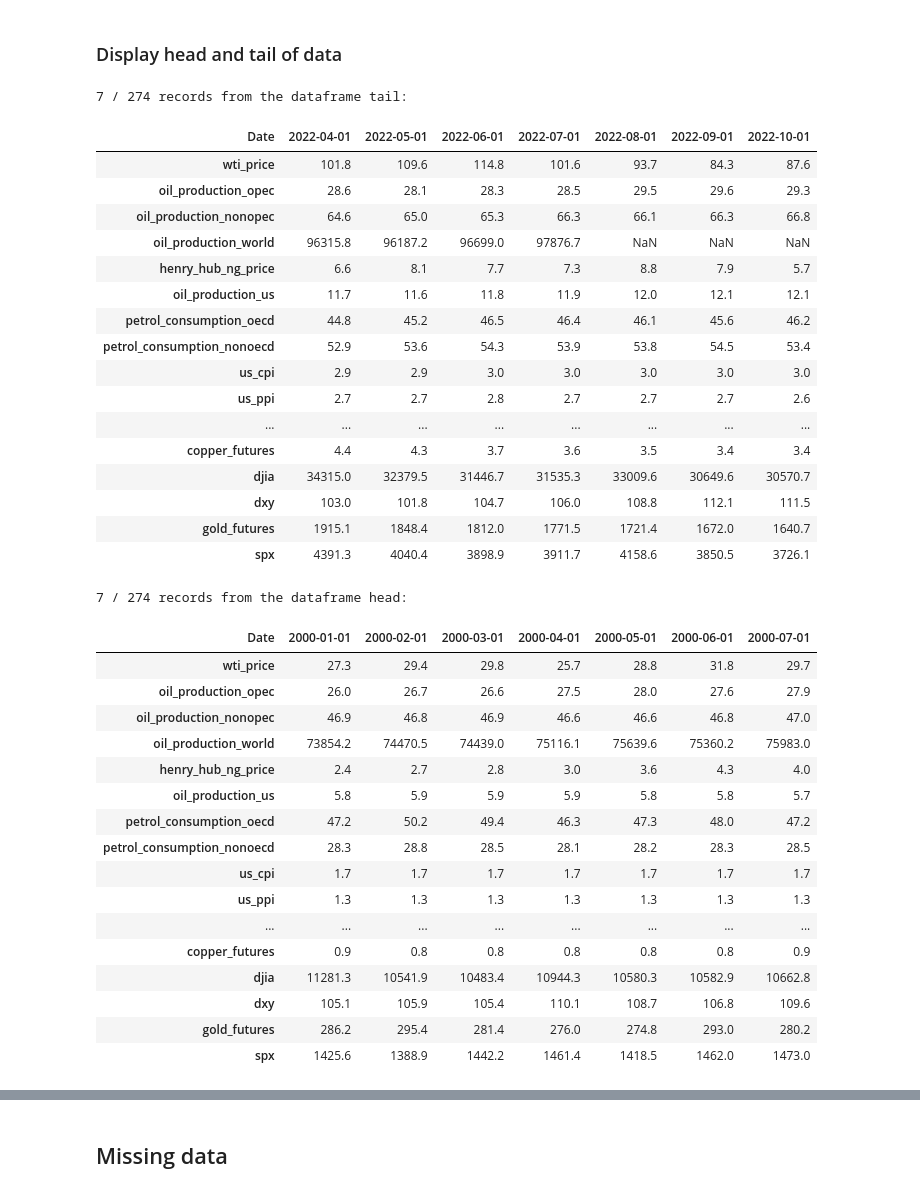
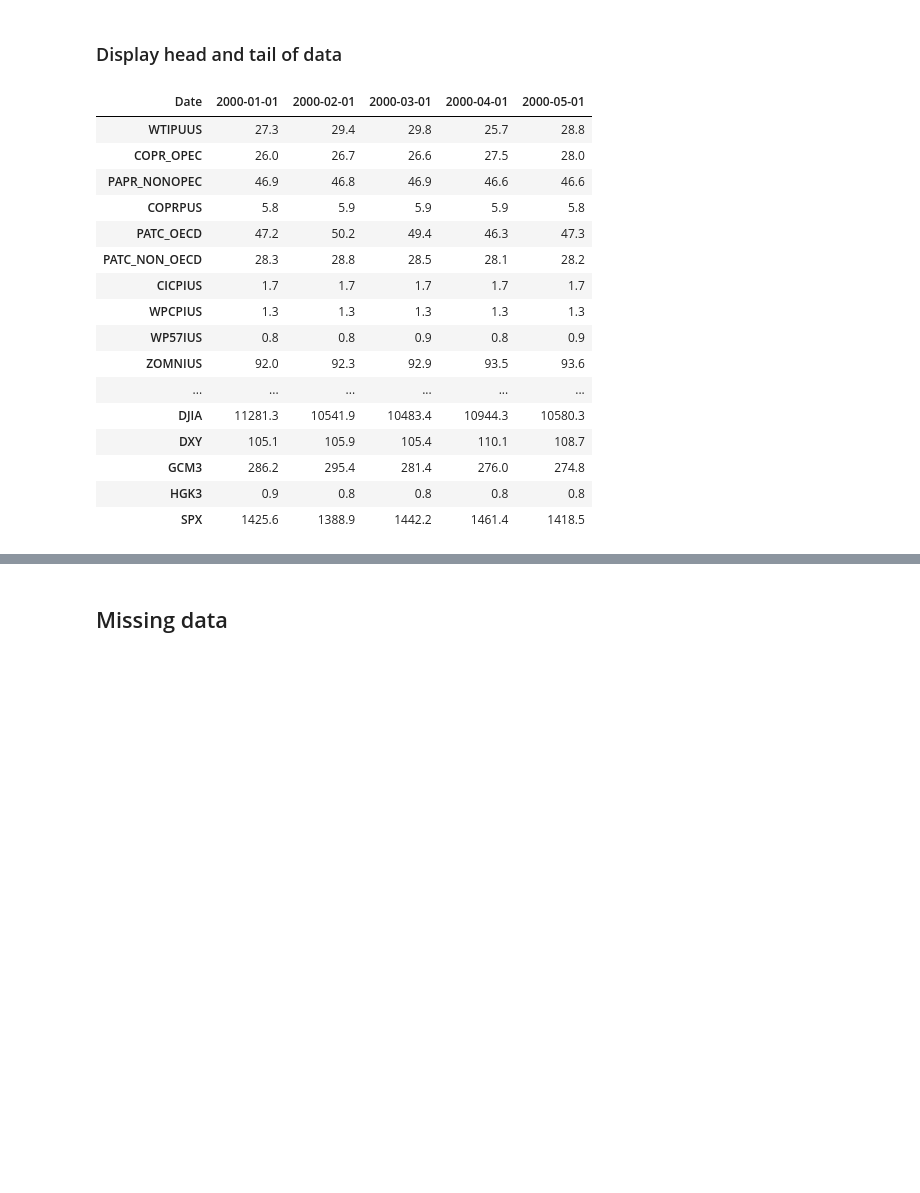
Before and after one commit to faridjn/WTI_Crude_Oil_Price_Prediction_Using_ML, a Jupyter notebook: notebooks/2.0_data_wrangling.ipynb, the cells around one changed output, grey strips where cells are left out. Cells and saved outputs as stored; diff of their text form; code cells hidden in the pictures; blank space fills up the shorter version.

```diff
--- a/notebooks/2.0_data_wrangling.ipynb
+++ b/notebooks/2.0_data_wrangling.ipynb
@@ -34,7 +34,7 @@ ROOT_DIR = os.path.normpath(os.getcwd() + os.sep + os.pardir)
 
 #Define start and end dates
 fromDate = '2000-01-01'
-toDate = '2022-10-20'
+toDate = '2023-04-15'
 # %%
 def get_file_name(file_name):
     name_ext = file_name.split("\\")[-1]
@@ -43,9 +43,9 @@ def get_file_name(file_name):
 # %%
 #Provide the name of CSV datasets
 my_datasets_csv = [
-    'eia_data_raw.csv',
-    'fred_data_raw.csv',
-    'offline_data_raw.csv']
+    'eia_data.csv',
+    'fred_data.csv',
+    'offline_data.csv']
 # %%
 # Change directory one step back and save as the root directory
 ROOT_DIR = os.path.normpath(os.getcwd() + os.sep + os.pardir)
@@ -156,40 +148,21 @@ def display_df(df, n_records):
 # %%
-#oldest and newsr data records
-display_df(df, 7)
+#head of data records
+display(df.head(5).round(1).T)
 # %% [output]
-7 / 274 records from the dataframe tail:
-| Date | 2022-04-01 | 2022-05-01 | 2022-06-01 | 2022-07-01 | 2022-08-01 | 2022-09-01 | 2022-10-01 |
-| wti_price | 101.8 | 109.6 | 114.8 | 101.6 | 93.7 | 84.3 | 87.6 |
-| oil_production_opec | 28.6 | 28.1 | 28.3 | 28.5 | 29.5 | 29.6 | 29.3 |
-| oil_production_nonopec | 64.6 | 65.0 | 65.3 | 66.3 | 66.1 | 66.3 | 66.8 |
-| oil_production_world | 96315.8 | 96187.2 | 96699.0 | 97876.7 | NaN | NaN | NaN |
-| henry_hub_ng_price | 6.6 | 8.1 | 7.7 | 7.3 | 8.8 | 7.9 | 5.7 |
-| oil_production_us | 11.7 | 11.6 | 11.8 | 11.9 | 12.0 | 12.1 | 12.1 |
-| petrol_consumption_oecd | 44.8 | 45.2 | 46.5 | 46.4 | 46.1 | 45.6 | 46.2 |
-| petrol_consumption_nonoecd | 52.9 | 53.6 | 54.3 | 53.9 | 53.8 | 54.5 | 53.4 |
-| us_cpi | 2.9 | 2.9 | 3.0 | 3.0 | 3.0 | 3.0 | 3.0 |
-| us_ppi | 2.7 | 2.7 | 2.8 | 2.7 | 2.7 | 2.7 | 2.6 |
-| ... | ... | ... | ... | ... | ... | ... | ... |
-| copper_futures | 4.4 | 4.3 | 3.7 | 3.6 | 3.5 | 3.4 | 3.4 |
-| djia | 34315.0 | 32379.5 | 31446.7 | 31535.3 | 33009.6 | 30649.6 | 30570.7 |
-| dxy | 103.0 | 101.8 | 104.7 | 106.0 | 108.8 | 112.1 | 111.5 |
-| gold_futures | 1915.1 | 1848.4 | 1812.0 | 1771.5 | 1721.4 | 1672.0 | 1640.7 |
-| spx | 4391.3 | 4040.4 | 3898.9 | 3911.7 | 4158.6 | 3850.5 | 3726.1 |
+| Date | 2000-01-01 | 2000-02-01 | 2000-03-01 | 2000-04-01 | 2000-05-01 |
+| WTIPUUS | 27.3 | 29.4 | 29.8 | 25.7 | 28.8 |
+| COPR_OPEC | 26.0 | 26.7 | 26.6 | 27.5 | 28.0 |
+| PAPR_NONOPEC | 46.9 | 46.8 | 46.9 | 46.6 | 46.6 |
+| COPRPUS | 5.8 | 5.9 | 5.9 | 5.9 | 5.8 |
+| PATC_OECD | 47.2 | 50.2 | 49.4 | 46.3 | 47.3 |
+| PATC_NON_OECD | 28.3 | 28.8 | 28.5 | 28.1 | 28.2 |
+| CICPIUS | 1.7 | 1.7 | 1.7 | 1.7 | 1.7 |
+| WPCPIUS | 1.3 | 1.3 | 1.3 | 1.3 | 1.3 |
+| WP57IUS | 0.8 | 0.8 | 0.9 | 0.8 | 0.9 |
+| ZOMNIUS | 92.0 | 92.3 | 92.9 | 93.5 | 93.6 |
+| ... | ... | ... | ... | ... | ... |
+| DJIA | 11281.3 | 10541.9 | 10483.4 | 10944.3 | 10580.3 |
+| DXY | 105.1 | 105.9 | 105.4 | 110.1 | 108.7 |
+| GCM3 | 286.2 | 295.4 | 281.4 | 276.0 | 274.8 |
+| HGK3 | 0.9 | 0.8 | 0.8 | 0.8 | 0.8 |
+| SPX | 1425.6 | 1388.9 | 1442.2 | 1461.4 | 1418.5 |
-7 / 274 records from the dataframe head:
-| Date | 2000-01-01 | 2000-02-01 | 2000-03-01 | 2000-04-01 | 2000-05-01 | 2000-06-01 | 2000-07-01 |
-| wti_price | 27.3 | 29.4 | 29.8 | 25.7 | 28.8 | 31.8 | 29.7 |
-| oil_production_opec | 26.0 | 26.7 | 26.6 | 27.5 | 28.0 | 27.6 | 27.9 |
-| oil_production_nonopec | 46.9 | 46.8 | 46.9 | 46.6 | 46.6 | 46.8 | 47.0 |
-| oil_production_world | 73854.2 | 74470.5 | 74439.0 | 75116.1 | 75639.6 | 75360.2 | 75983.0 |
-| henry_hub_ng_price | 2.4 | 2.7 | 2.8 | 3.0 | 3.6 | 4.3 | 4.0 |
-| oil_production_us | 5.8 | 5.9 | 5.9 | 5.9 | 5.8 | 5.8 | 5.7 |
-| petrol_consumption_oecd | 47.2 | 50.2 | 49.4 | 46.3 | 47.3 | 48.0 | 47.2 |
-| petrol_consumption_nonoecd | 28.3 | 28.8 | 28.5 | 28.1 | 28.2 | 28.3 | 28.5 |
-| us_cpi | 1.7 | 1.7 | 1.7 | 1.7 | 1.7 | 1.7 | 1.7 |
-| us_ppi | 1.3 | 1.3 | 1.3 | 1.3 | 1.3 | 1.3 | 1.3 |
-| ... | ... | ... | ... | ... | ... | ... | ... |
-| copper_futures | 0.9 | 0.8 | 0.8 | 0.8 | 0.8 | 0.8 | 0.9 |
-| djia | 11281.3 | 10541.9 | 10483.4 | 10944.3 | 10580.3 | 10582.9 | 10662.8 |
-| dxy | 105.1 | 105.9 | 105.4 | 110.1 | 108.7 | 106.8 | 109.6 |
-| gold_futures | 286.2 | 295.4 | 281.4 | 276.0 | 274.8 | 293.0 | 280.2 |
-| spx | 1425.6 | 1388.9 | 1442.2 | 1461.4 | 1418.5 | 1462.0 | 1473.0 |
```
Also changed, not shown: parts of 20 cells of this notebook, 1 other file.
